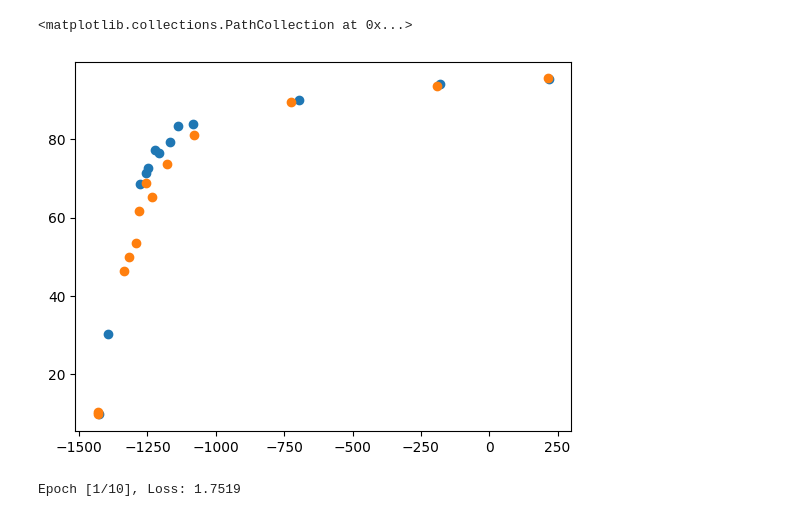
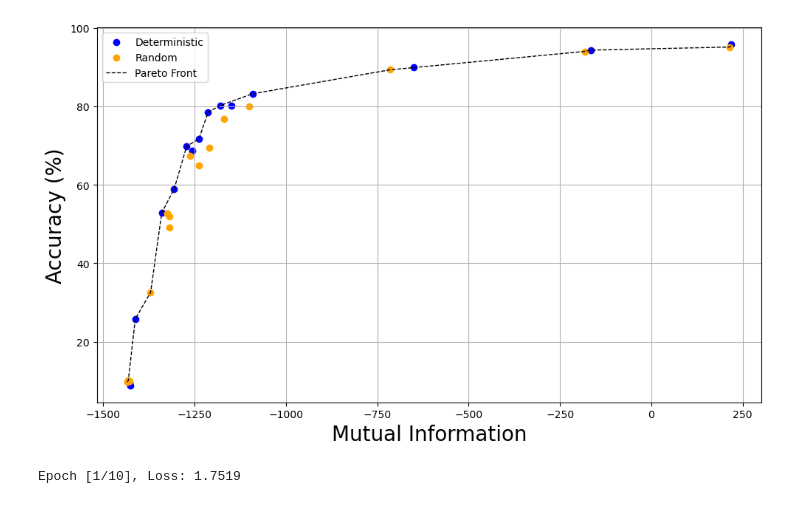
Before and after one commit to intsystems/Nabiev-BS-Thesis, a Jupyter notebook: analysis/ib2.ipynb, the cells around one changed output. Saved outputs shown, nothing was run; the diff lists cells and outputs as text; code cells hidden in the pictures.

```diff
--- a/analysis/ib2.ipynb
+++ b/analysis/ib2.ipynb
@@ -153,7 +152,11 @@ def run_det(mi_coef, k, conv_like = True):
 accs = []
 recs = []
 mis = []
-for f in [0.0, 0.1, 0.2, 0.3, 0.4, 0.5, 0.6, 0.7, 0.8, 0.9, 1.0, 2.5, 5.0]:
+mi_coeffs = [0.0, 0.1, 0.2, 0.3, 0.4, 0.5, 0.6, 0.7, 0.8, 0.9, 1.0, 1.5, 2.5, 3.5 ,5.0]
+tq =  tqdm(mi_coeffs, leave=False)
+for f in tq:
+    tq.set_description(f"mi_coef: {f}")
+    print(f"mi_coef: {f}")
     enc, acc, rec, mi = run_det(f, 3)
     accs.append(acc)
     recs.append(rec)
@@ -179,7 +183,11 @@ Epoch [2/10], Loss: 0.2876
 accs2 = []
 recs2 = []
 mis2 = []
-for f in [0.0, 0.1, 0.2, 0.3, 0.4, 0.5, 0.6, 0.7, 0.8, 0.9, 1.0, 2.5, 5.0]:
+# mi_coeffs = [0.0, 0.1, 0.2, 0.3, 0.4, 0.5, 0.6, 0.7, 0.8, 0.9, 1.0, 2.5, 5.0]
+# tq =  tqdm(mi_coeffs, leave=False)
+for f in tq:
+    tq.set_description(f"mi_coef: {f}")
+    print(f"mi_coef: {f}")
     enc, acc, rec, mi = run_det(f, 3, False)
     accs2.append(acc)
     recs2.append(rec)
@@ -203,12 +212,35 @@ Epoch [2/10], Loss: 0.2538
 ... (88 outputs left out)
-# %%
-import matplotlib.pylab as plt
-%matplotlib inline
-plt.scatter(mis, accs)
-plt.scatter(mis2, accs2)
-# %% [output]
-<matplotlib.collections.PathCollection at 0x...>
-[figure, removed]
+# %%
+import numpy as np
+
+def pareto_front(xs, ys):
+    points = sorted(zip(xs, ys), key=lambda x: (x[0], -x[1]))
+    pareto = []
+    max_y = -np.inf
+    for x, y in points:
+        if y > max_y:
+            pareto.append((x, y))
+            max_y = y
+    return np.array(pareto).T
+
+fig, ax = plt.subplots(figsize=(10, 6))
+ax.scatter(mis, accs, label='Deterministic', color='blue')
+ax.scatter(mis2, accs2, label='Random', color='orange')
+
+all_mis = np.array(mis + mis2)
+all_accs = np.array(accs + accs2)
+pf_x, pf_y = pareto_front(all_mis, all_accs)
+ax.plot(pf_x, pf_y, color='black', linestyle='--', linewidth=1, label='Pareto Front')
+
+ax.set_xlabel('Mutual Information', fontsize=20)
+ax.set_ylabel('Accuracy (%)', fontsize=20)
+ax.legend()
+ax.grid(True)
+plt.tight_layout()
+plt.savefig('conv_pareto_front.png', dpi=300)
+plt.show()
+# %% [output]
+[figure, added]
 # %%
 def run_trained(mi_coef, k):
     hidden = 28*28
```
Also changed, not shown: parts of 4 cells of this notebook.
